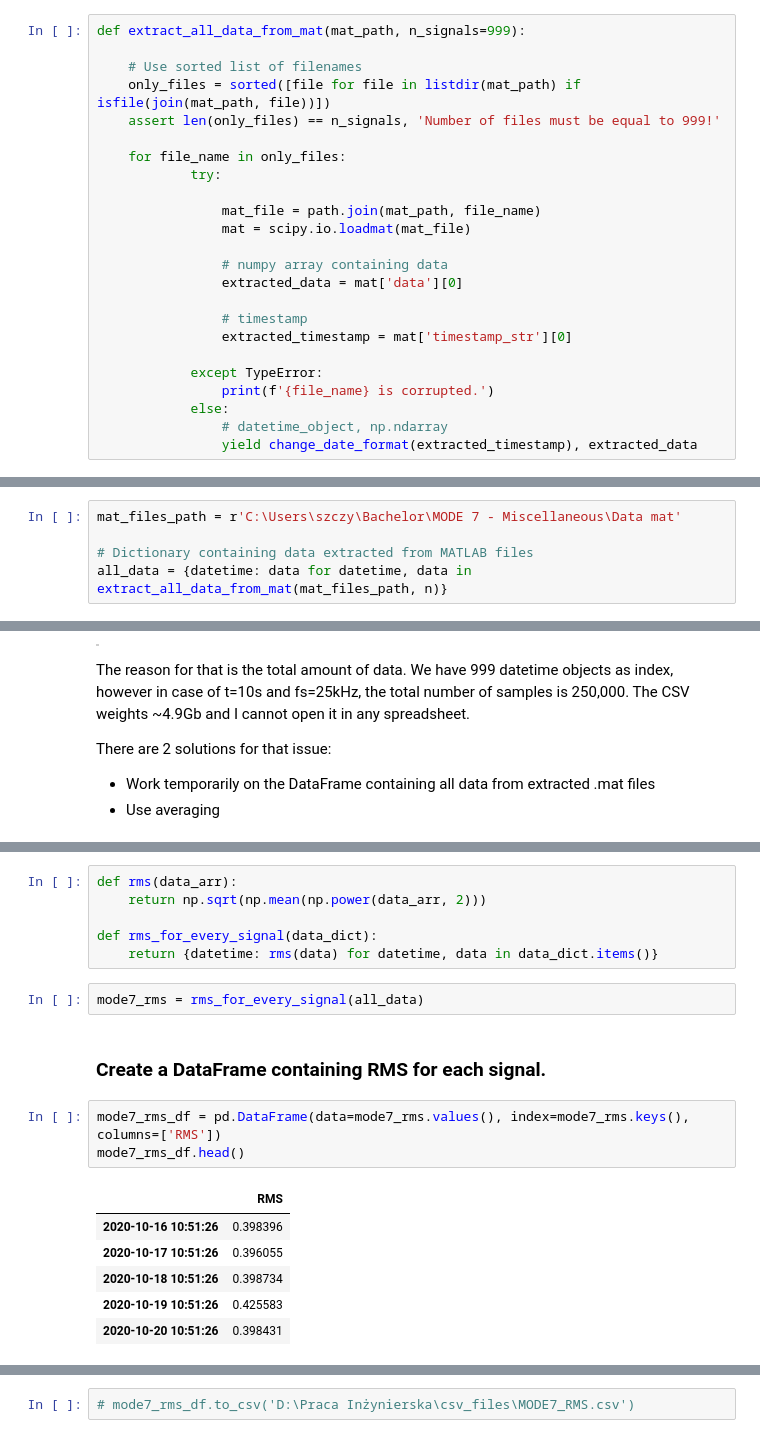
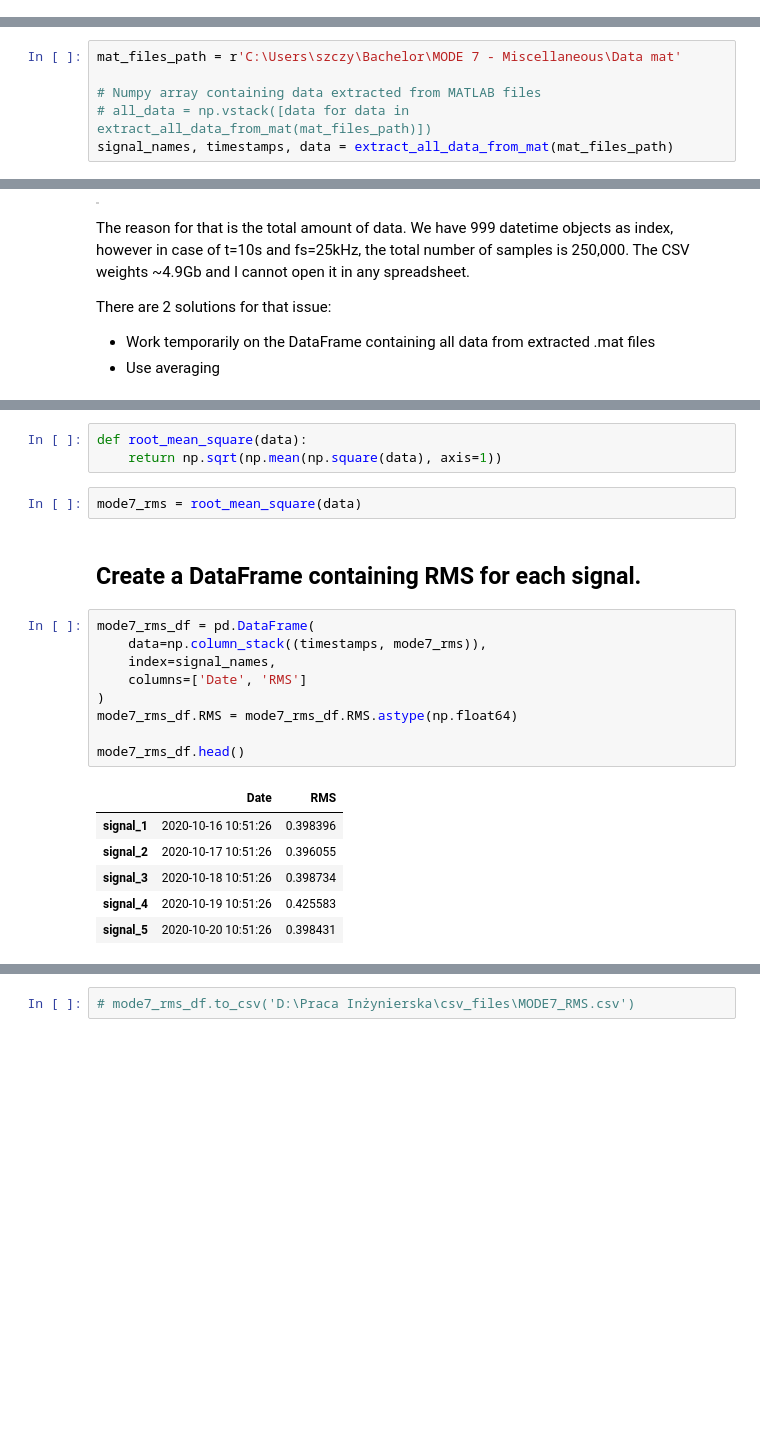
Before and after one commit to Svantevith/AI, a Jupyter notebook: Bachelor/mat_to_csv.ipynb, the cells around one changed output, grey strips where cells are left out. Drawn from its saved outputs; the diff is of its cells as text; blank space fills up the shorter version.

```diff
--- a/Bachelor/mat_to_csv.ipynb
+++ b/Bachelor/mat_to_csv.ipynb
@@ -27,24 +13,0 @@ Sort the list of filenames lexicographically.
-# %%
-def extract_all_data_from_mat(mat_path, n_signals=999):
-
-    # Use sorted list of filenames
-    only_files = sorted([file for file in listdir(mat_path) if isfile(join(mat_path, file))])
-    assert len(only_files) == n_signals, 'Number of files must be equal to 999!'
-
-    for file_name in only_files:
-            try:
-
-                mat_file = path.join(mat_path, file_name)
-                mat = scipy.io.loadmat(mat_file)
-
-                # numpy array containing data
-                extracted_data = mat['data'][0]
-
-                # timestamp
-                extracted_timestamp = mat['timestamp_str'][0]
-
-            except TypeError:
-                print(f'{file_name} is corrupted.')
-            else:
-                # datetime_object, np.ndarray
-                yield change_date_format(extracted_timestamp), extracted_data
@@ -67,6 +78,7 @@ signals = np.array([
 # %%
 mat_files_path = r'C:\Users\szczy\Bachelor\MODE 7 - Miscellaneous\Data mat'
 
-# Dictionary containing data extracted from MATLAB files
-all_data = {datetime: data for datetime, data in extract_all_data_from_mat(mat_files_path, n)}
+# Numpy array containing data extracted from MATLAB files
+# all_data = np.vstack([data for data in extract_all_data_from_mat(mat_files_path)])
+signal_names, timestamps, data = extract_all_data_from_mat(mat_files_path)
 # %% [markdown]
@@ -127,20 +123,23 @@ There are 2 solutions for that issue:
-# %%
-def rms(data_arr):
-    return np.sqrt(np.mean(np.power(data_arr, 2)))
-
-def rms_for_every_signal(data_dict):
-    return {datetime: rms(data) for datetime, data in data_dict.items()}
-# %%
-mode7_rms = rms_for_every_signal(all_data)
+# %%
+def root_mean_square(data):
+    return np.sqrt(np.mean(np.square(data), axis=1))
+# %%
+mode7_rms = root_mean_square(data)
 # %% [markdown]
-### Create a DataFrame containing RMS for each signal.
+## Create a DataFrame containing RMS for each signal.
 # %%
-mode7_rms_df = pd.DataFrame(data=mode7_rms.values(), index=mode7_rms.keys(), columns=['RMS'])
+mode7_rms_df = pd.DataFrame(
+    data=np.column_stack((timestamps, mode7_rms)),
+    index=signal_names,
+    columns=['Date', 'RMS']
+)
+mode7_rms_df.RMS = mode7_rms_df.RMS.astype(np.float64)
+
 mode7_rms_df.head()
 # %% [output]
-|  | RMS |
-| 2020-10-16 10:51:26 | 0.398396 |
-| 2020-10-17 10:51:26 | 0.396055 |
-| 2020-10-18 10:51:26 | 0.398734 |
-| 2020-10-19 10:51:26 | 0.425583 |
-| 2020-10-20 10:51:26 | 0.398431 |
+|  | Date | RMS |
+| signal_1 | 2020-10-16 10:51:26 | 0.398396 |
+| signal_2 | 2020-10-17 10:51:26 | 0.396055 |
+| signal_3 | 2020-10-18 10:51:26 | 0.398734 |
+| signal_4 | 2020-10-19 10:51:26 | 0.425583 |
+| signal_5 | 2020-10-20 10:51:26 | 0.398431 |
```
Also changed, not shown: parts of 79 cells of this notebook.
